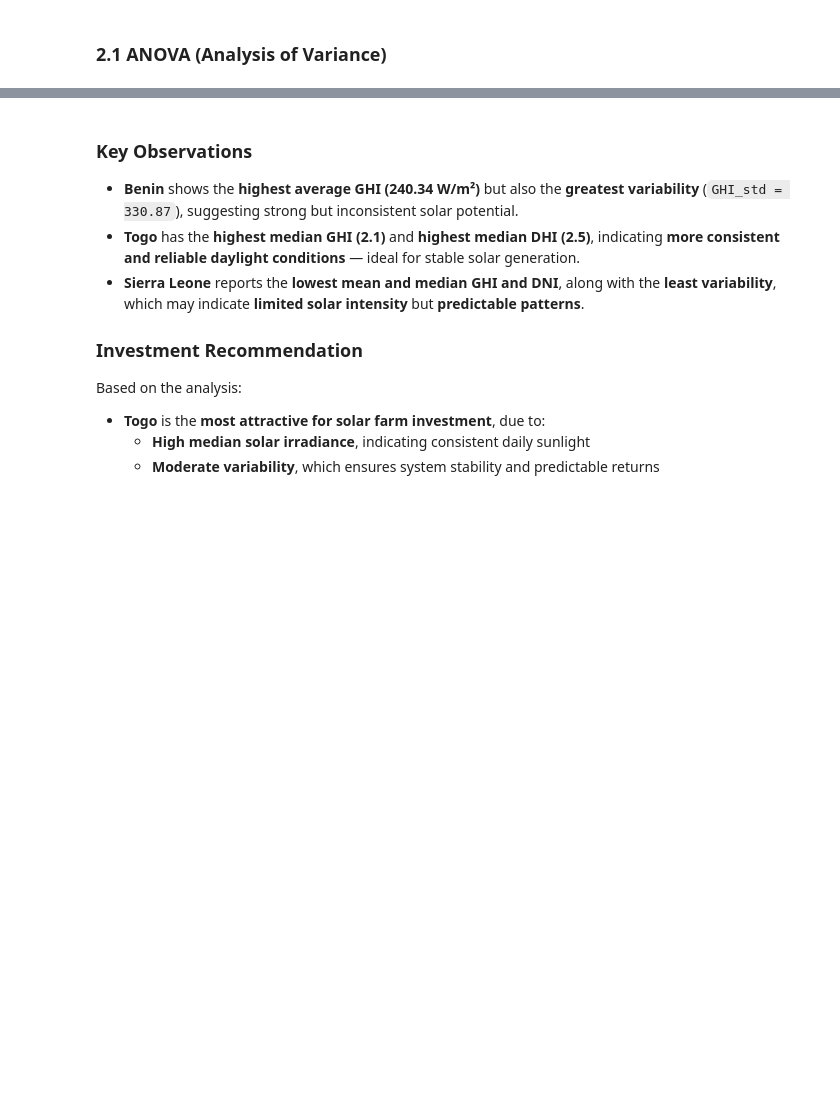
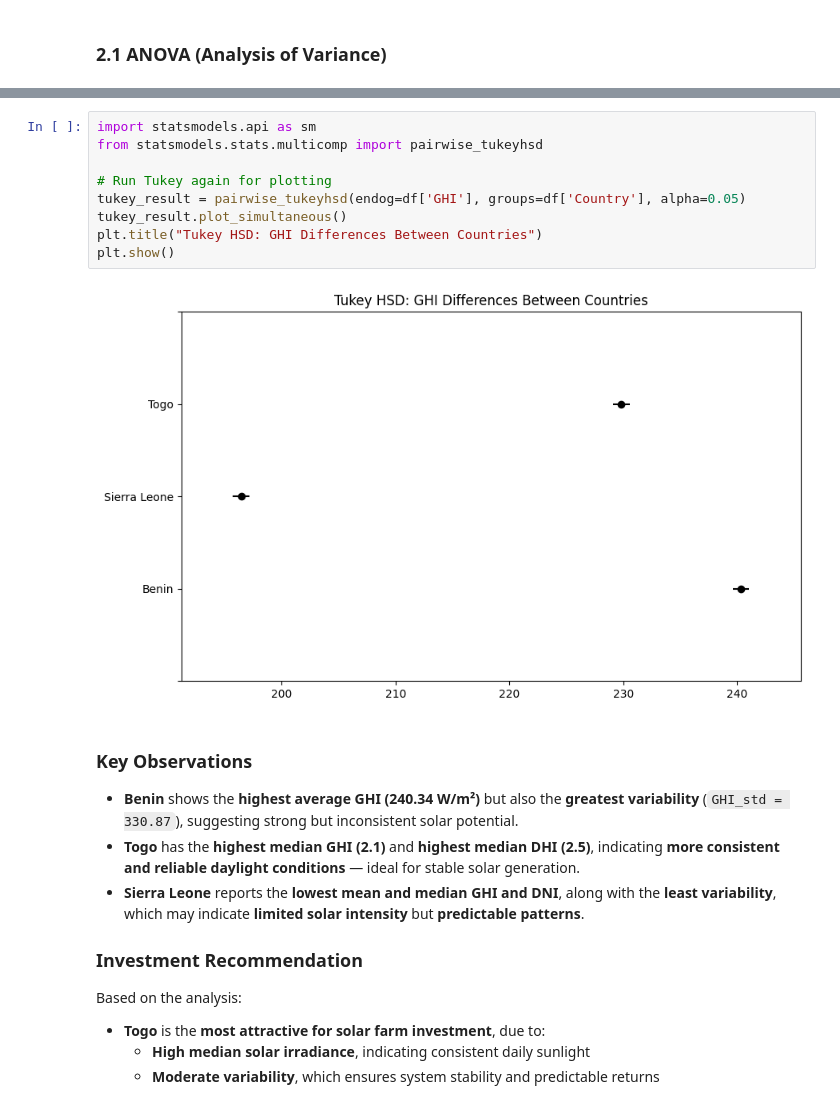
Before and after one commit to tonebyu/cross-country-solar-farm-analysis, a Jupyter notebook: notebooks/compare_countries.ipynb, the cells around one changed output, grey strips where cells are left out. Cells and saved outputs as stored; diff of their text form; blank space fills up the shorter version.

Commit message:
Pairwise tukey HSD added

```diff
--- a/notebooks/compare_countries.ipynb
+++ b/notebooks/compare_countries.ipynb
@@ -142,3 +161,14 @@ ANOVA p-value: 0.0000
+# %%
+import statsmodels.api as sm
+from statsmodels.stats.multicomp import pairwise_tukeyhsd
+
+# Run Tukey again for plotting
+tukey_result = pairwise_tukeyhsd(endog=df['GHI'], groups=df['Country'], alpha=0.05)
+tukey_result.plot_simultaneous()
+plt.title("Tukey HSD: GHI Differences Between Countries")
+plt.show()
+# %% [output]
+[figure, added]
 # %% [markdown]
 ### Key Observations
 
```
Also changed, not shown: parts of 3 cells of this notebook.
